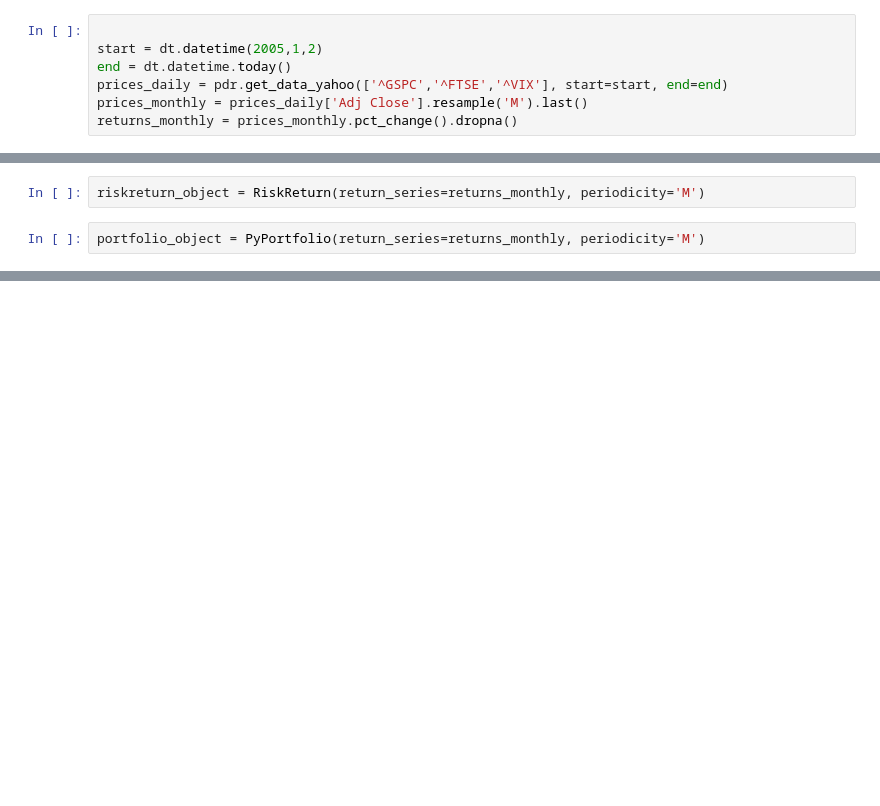
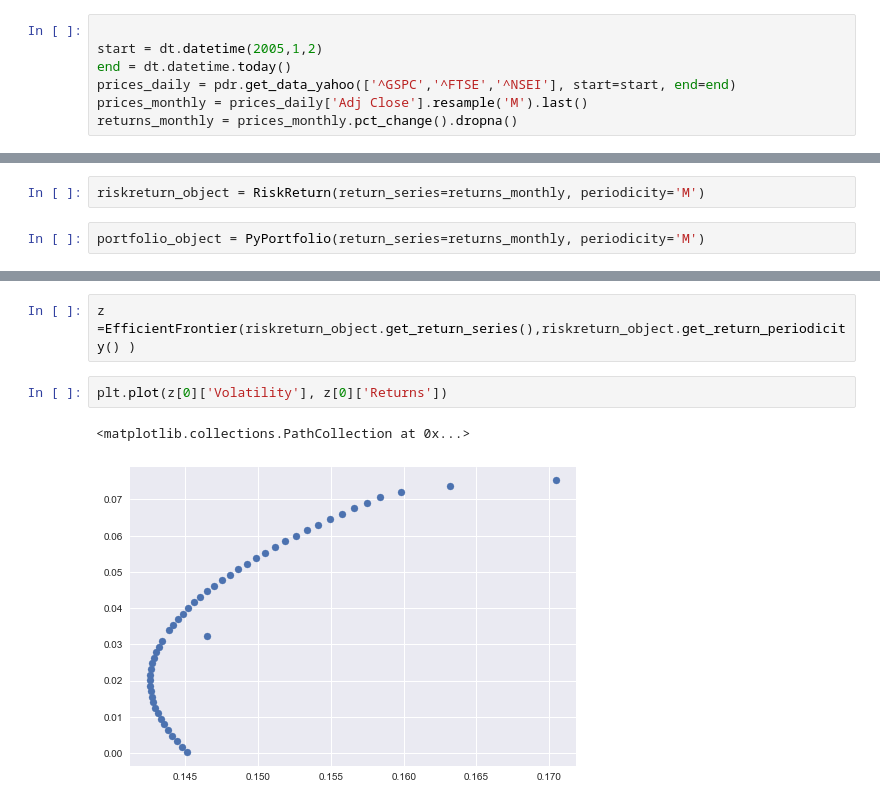
Before and after one commit to Ashrit-K/PyPortfolio, a Jupyter notebook: test.ipynb, the cells around one changed output, grey strips where cells are left out. Saved outputs shown, nothing was run; the diff lists cells and outputs as text; blank space fills up the shorter version.

Commit message:
implemented efficient frontier function in CoreFunctions.py

```diff
--- a/test.ipynb
+++ b/test.ipynb
@@ -16,7 +16,7 @@ The autoreload extension is already loaded. To reload it, use:
 
 start = dt.datetime(2005,1,2)
 end = dt.datetime.today()
-prices_daily = pdr.get_data_yahoo(['^GSPC','^FTSE','^VIX'], start=start, end=end)
+prices_daily = pdr.get_data_yahoo(['^GSPC','^FTSE','^NSEI'], start=start, end=end)
 prices_monthly = prices_daily['Adj Close'].resample('M').last()
 returns_monthly = prices_monthly.pct_change().dropna()
 # %% [output]
@@ -38,0 +28,7 @@ minimum_volatility_weights(0.19,returns_monthly,allow_shorts=True)
+# %%
+z =EfficientFrontier(riskreturn_object.get_return_series(),riskreturn_object.get_return_periodicity() )
+# %%
+plt.plot(z[0]['Volatility'], z[0]['Returns'])
+# %% [output]
+<matplotlib.collections.PathCollection at 0x...>
+[figure, added]
```
Also changed, not shown: parts of 4 cells of this notebook, 3 other files.
